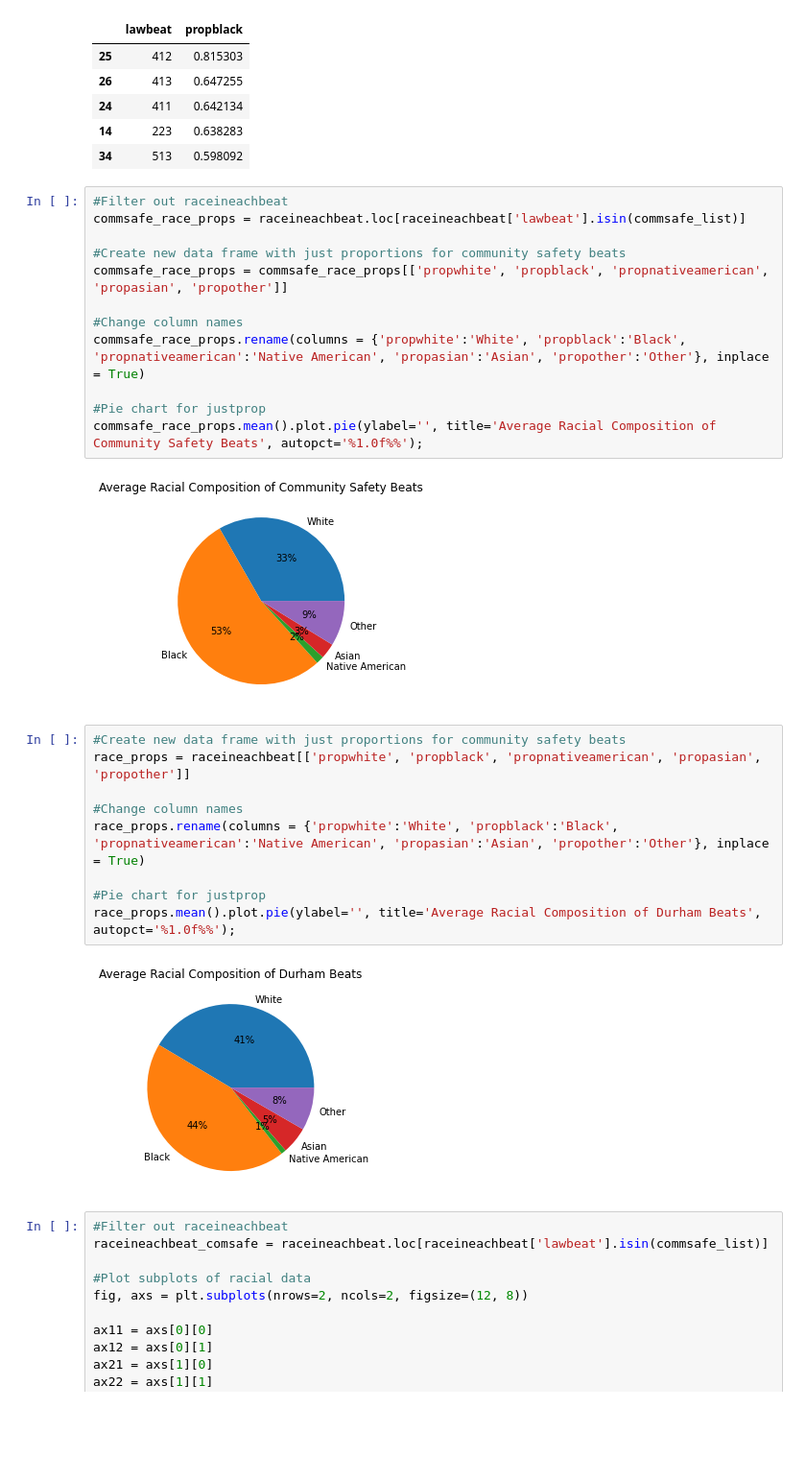
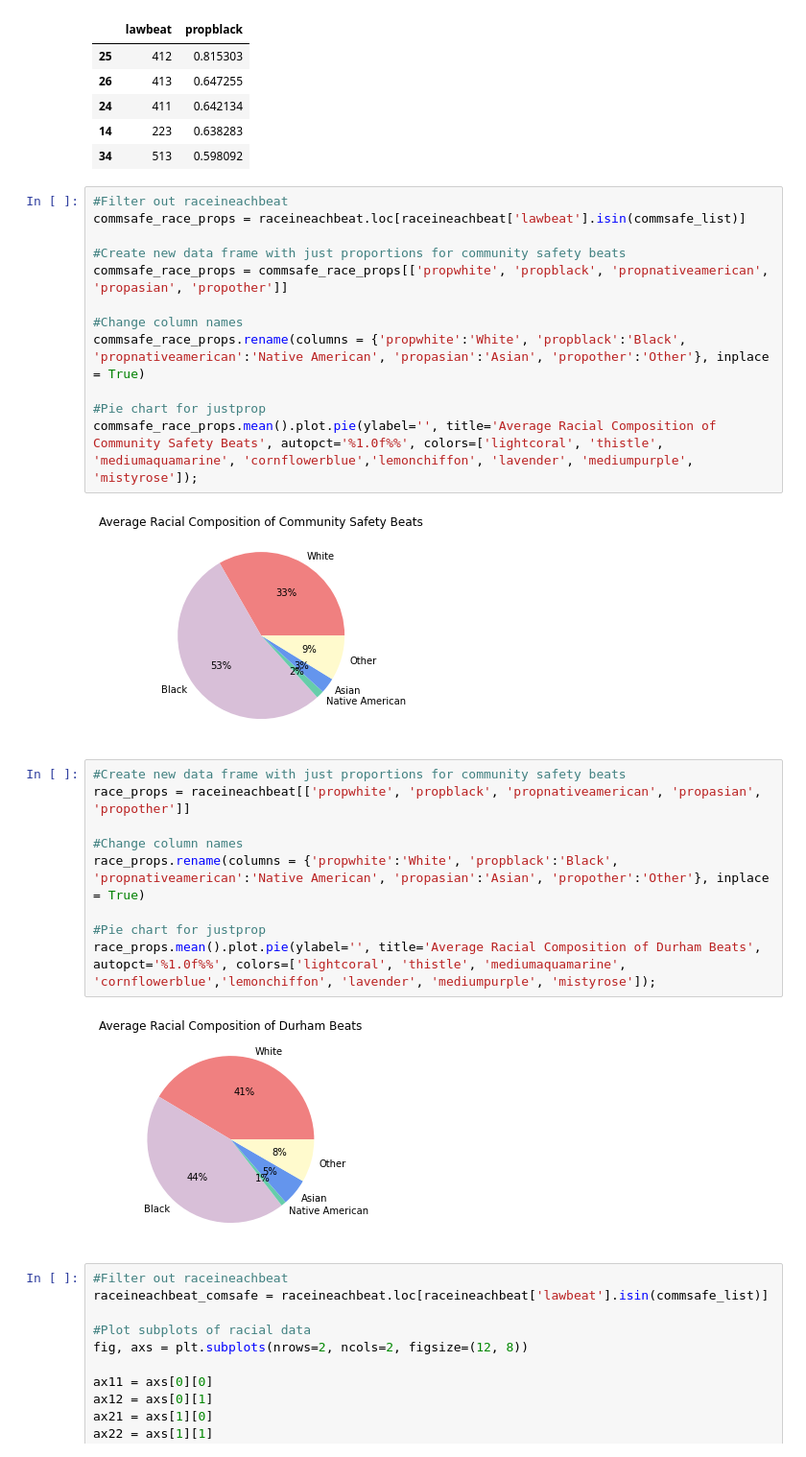
Before and after one commit to sadiesheridan/dataplus-project27-community-safety-durham, a Jupyter notebook: 10_code/Community Safety Call Analysis.ipynb, the cells around one changed output. Shown at 96% size. Saved outputs shown, nothing was run; the diff lists cells and outputs as text; blank space fills up the shorter version.

Commit message:
made pie chart colors more uniform

```diff
--- a/10_code/Community Safety Call Analysis.ipynb
+++ b/10_code/Community Safety Call Analysis.ipynb
@@ -1062,20 +1062,20 @@ commsafe_race_props = commsafe_race_props[['propwhite', 'propblack', 'propnative
 commsafe_race_props.rename(columns = {'propwhite':'White', 'propblack':'Black', 'propnativeamerican':'Native American', 'propasian':'Asian', 'propother':'Other'}, inplace = True)
 
 #Pie chart for justprop
-commsafe_race_props.mean().plot.pie(ylabel='', title='Average Racial Composition of Community Safety Beats', autopct='%1.0f%%');
+commsafe_race_props.mean().plot.pie(ylabel='', title='Average Racial Composition of Community Safety Beats', autopct='%1.0f%%', colors=['lightcoral', 'thistle', 'mediumaquamarine', 'cornflowerblue','lemonchiffon', 'lavender', 'mediumpurple', 'mistyrose']);
 # %% [output]
-[figure, old version]
+[figure, new version]
 # %%
 #Create new data frame with just proportions for community safety beats
 race_props = raceineachbeat[['propwhite', 'propblack', 'propnativeamerican', 'propasian', 'propother']]
 
 #Change column names
 race_props.rename(columns = {'propwhite':'White', 'propblack':'Black', 'propnativeamerican':'Native American', 'propasian':'Asian', 'propother':'Other'}, inplace = True)
 
 #Pie chart for justprop
-race_props.mean().plot.pie(ylabel='', title='Average Racial Composition of Durham Beats', autopct='%1.0f%%');
+race_props.mean().plot.pie(ylabel='', title='Average Racial Composition of Durham Beats', autopct='%1.0f%%', colors=['lightcoral', 'thistle', 'mediumaquamarine', 'cornflowerblue','lemonchiffon', 'lavender', 'mediumpurple', 'mistyrose']);
 # %% [output]
-[figure, old version]
+[figure, new version]
 # %%
 #Filter out raceineachbeat
 raceineachbeat_comsafe = raceineachbeat.loc[raceineachbeat['lawbeat'].isin(commsafe_list)]
```
Also changed, not shown: parts of 3 cells of this notebook.
